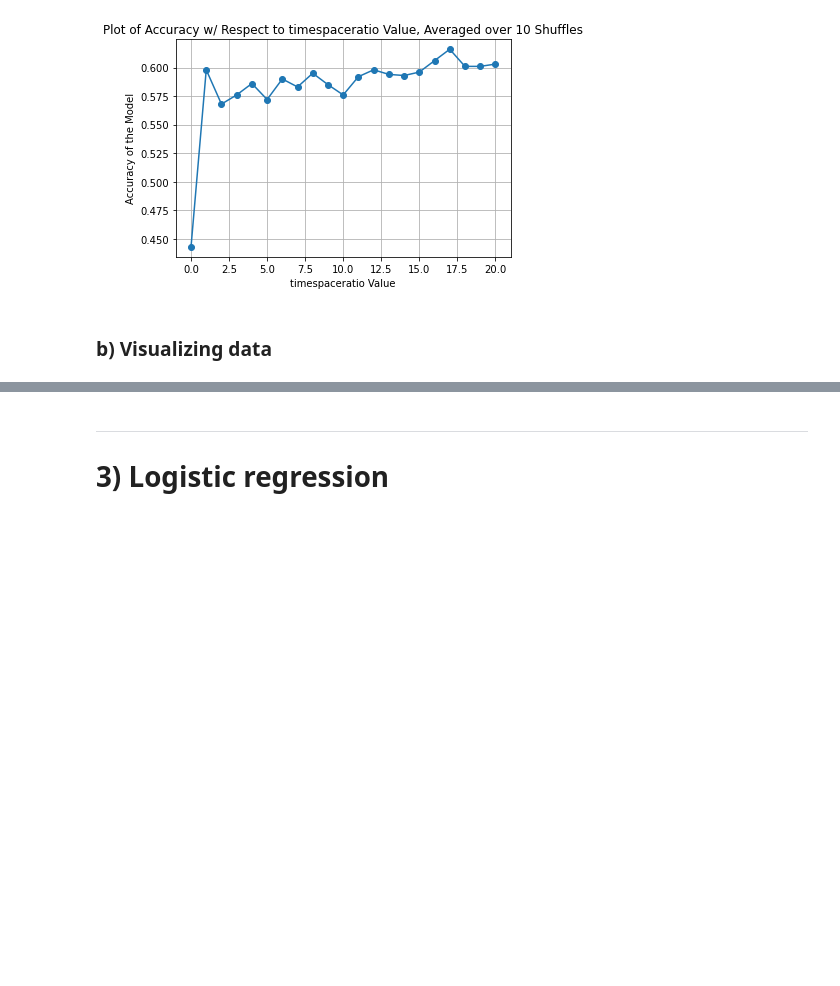
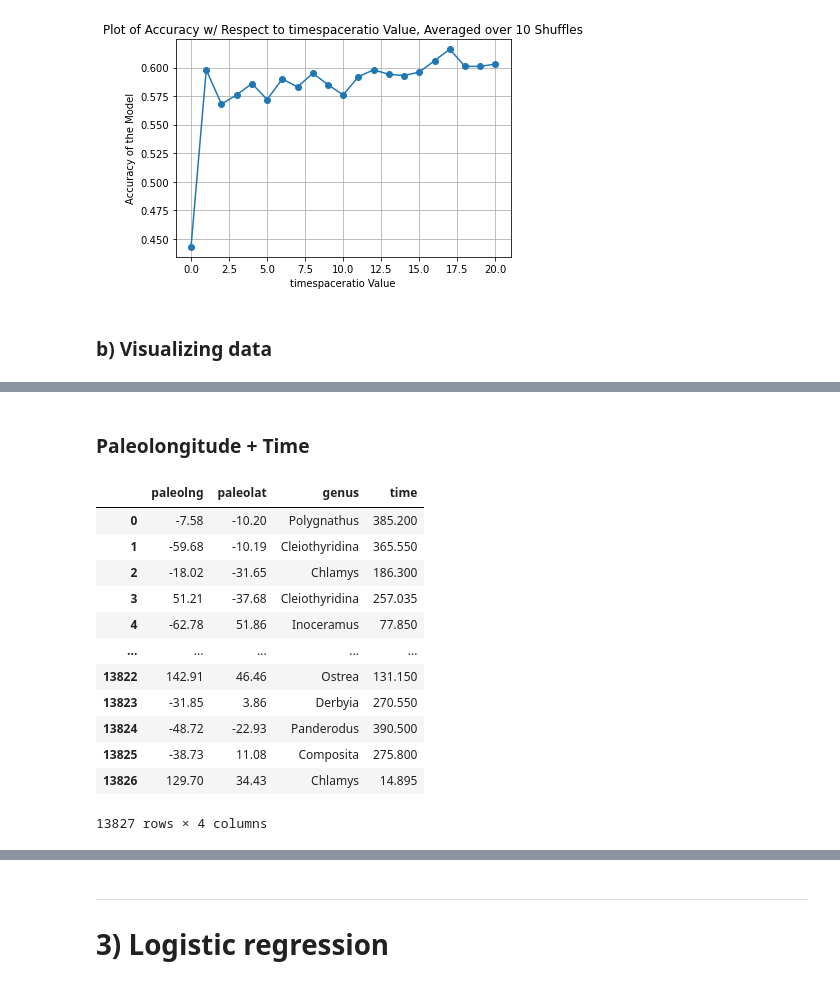
Before and after one commit to thatmartinlau/Dinosaur-ML, a Jupyter notebook: Project (1).ipynb, the cells around one changed output, grey strips where cells are left out. Drawn from its saved outputs; the diff is of its cells as text; code cells hidden in the pictures; blank space fills up the shorter version.

```diff
--- a/Project (1).ipynb
+++ b/Project (1).ipynb
@@ -497,0 +527,24 @@ train3dknn(3)
+# %% [markdown]
+### Paleolongitude + Time
+# %%
+# Creating the dataset the exact same way as before
+paleodata3d=data.copy
+paleodata3d=data[['paleolng', 'paleolat', 'genus']].copy()
+paleodata3d['time']=(data['max_ma']+data['min_ma'])/2
+paleodata3d = paleodata3d[paleodata3d['genus'].isin(['Ostrea', 'Composita', 'Chlamys','Inoceramus','Derbyia',"Panderodus","Nuculana","Polygnathus","Cleiothyridina","Modiolus"])]
+paleodata3d = paleodata3d.sample(frac=1).reset_index(drop=True) # randomize the rows so that there is no bias in the order of the rows
+paleodata3d
+# %% [output]
+|  | paleolng | paleolat | genus | time |
+| 0 | -7.58 | -10.20 | Polygnathus | 385.200 |
+| 1 | -59.68 | -10.19 | Cleiothyridina | 365.550 |
+| 2 | -18.02 | -31.65 | Chlamys | 186.300 |
+| 3 | 51.21 | -37.68 | Cleiothyridina | 257.035 |
+| 4 | -62.78 | 51.86 | Inoceramus | 77.850 |
+| ... | ... | ... | ... | ... |
+| 13822 | 142.91 | 46.46 | Ostrea | 131.150 |
+| 13823 | -31.85 | 3.86 | Derbyia | 270.550 |
+| 13824 | -48.72 | -22.93 | Panderodus | 390.500 |
+| 13825 | -38.73 | 11.08 | Composita | 275.800 |
+| 13826 | 129.70 | 34.43 | Chlamys | 14.895 |
+13827 rows × 4 columns
```
Also changed, not shown: parts of 24 cells of this notebook.
